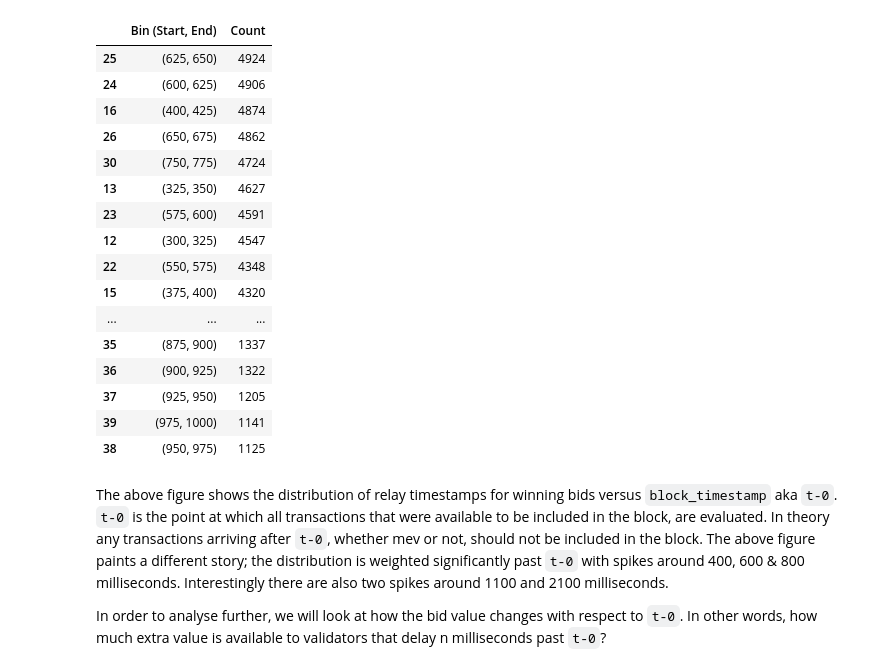
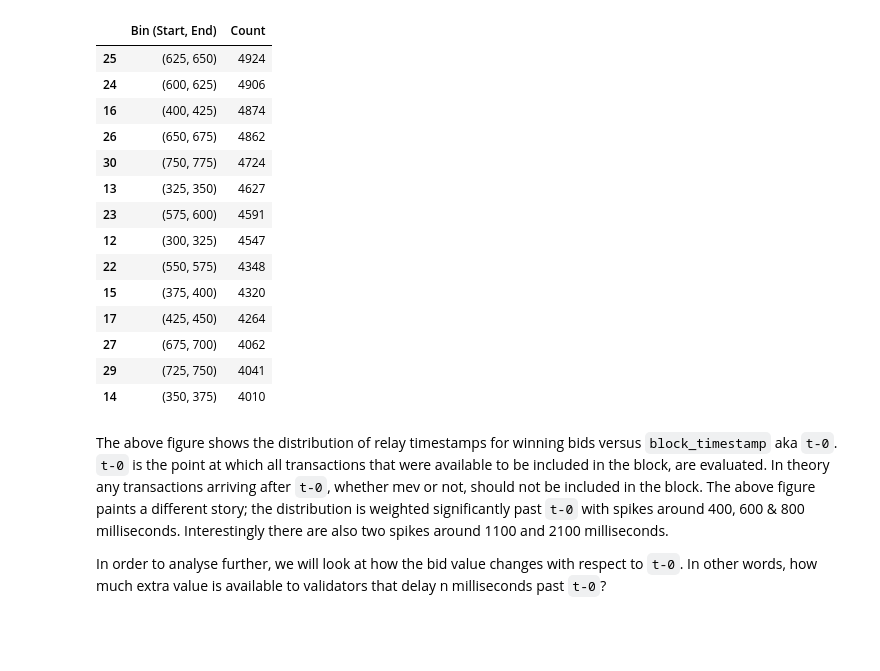
Before and after one commit to eden-network/data-analysis-public, a Jupyter notebook: mev_boost/validator_timing_games/report.ipynb, the cells around one changed output. Saved outputs shown, nothing was run; the diff lists cells and outputs as text; code cells hidden in the pictures; blank space fills up the shorter version.

Commit message:
changed histogram table print out to only include bins that are > 4000 clearly highlighting the peaks between 0-1000ms. > 1000ms peaks are clear from the chart

```diff
--- a/mev_boost/validator_timing_games/report.ipynb
+++ b/mev_boost/validator_timing_games/report.ipynb
@@ -52,36 +52,39 @@ plt.show()
 # %%
 # Find the indices of the bins that are between 0 and 1000
 bin_start = np.searchsorted(bin_edges, 0, side='right') - 1
 bin_end = np.searchsorted(bin_edges, 1000, side='right')
 
 # Create bins and counts for the range 0 to 1000
 selected_bins = [(bin_edges[i], bin_edges[i+1]) for i in range(bin_start, bin_end - 1)]
 selected_counts = counts[bin_start:bin_end - 1]
 selected_histogram_table = pd.DataFrame({
     'Bin (Start, End)': selected_bins,
     'Count': selected_counts
 })
 
 sorted_histogram_table = selected_histogram_table.sort_values('Count', ascending=False)
-sorted_histogram_table
+
+# Filter the DataFrame to include only rows with 'Count' > 4000
+filtered_histogram_table = sorted_histogram_table[sorted_histogram_table['Count'] > 4000]
+
+# Display the filtered DataFrame
+filtered_histogram_table
 # %% [output]
 |  | Bin (Start, End) | Count |
 | 25 | (625, 650) | 4924 |
 | 24 | (600, 625) | 4906 |
 | 16 | (400, 425) | 4874 |
 | 26 | (650, 675) | 4862 |
 | 30 | (750, 775) | 4724 |
 | 13 | (325, 350) | 4627 |
 | 23 | (575, 600) | 4591 |
 | 12 | (300, 325) | 4547 |
 | 22 | (550, 575) | 4348 |
 | 15 | (375, 400) | 4320 |
-| ... | ... | ... |
-| 35 | (875, 900) | 1337 |
-| 36 | (900, 925) | 1322 |
-| 37 | (925, 950) | 1205 |
-| 39 | (975, 1000) | 1141 |
-| 38 | (950, 975) | 1125 |
+| 17 | (425, 450) | 4264 |
+| 27 | (675, 700) | 4062 |
+| 29 | (725, 750) | 4041 |
+| 14 | (350, 375) | 4010 |
 # %% [markdown]
 The above figure shows the distribution of relay timestamps for winning bids versus `block_timestamp` aka `t-0`. `t-0` is the point at which all transactions that were available to be included in the block, are evaluated. In theory any transactions arriving after `t-0`, whether mev or not, should not be included in the block. The above figure paints a different story; the distribution is weighted significantly past `t-0` with spikes around 400, 600 & 800 milliseconds. Interestingly there are also two spikes around 1100 and 2100 milliseconds.
 
```
